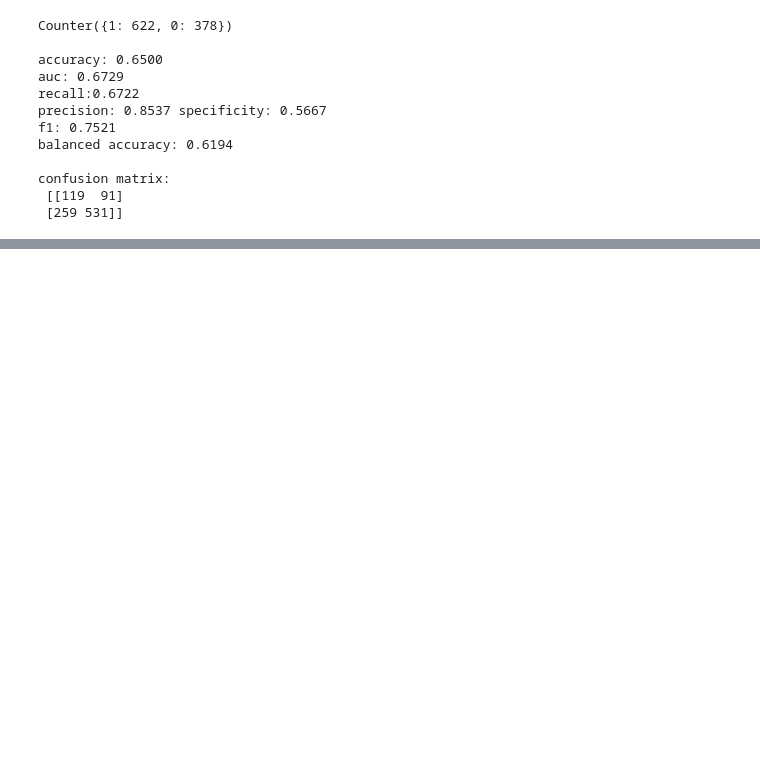
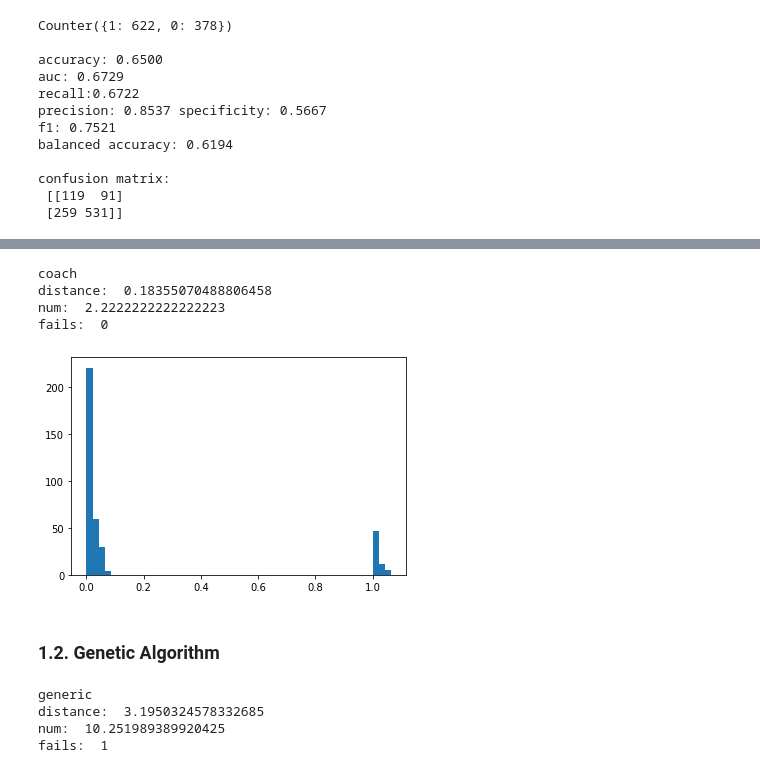
Before and after one commit to poloclub/gam-coach, a Jupyter notebook: examples/gam_coach_evaluation.ipynb, the cells around one changed output, grey strips where cells are left out. Saved outputs shown, nothing was run; the diff lists cells and outputs as text; code cells hidden in the pictures; blank space fills up the shorter version.

```diff
--- a/examples/gam_coach_evaluation.ipynb
+++ b/examples/gam_coach_evaluation.ipynb
@@ -164,3 +176,5 @@ print(cur_example)
 # %%
+features_to_vary = feature_names
+
 # Generate counterfactual (CF) explanations
-my_coach = coach.GAMCoach(ebm, x_train)
+my_coach = coach.GAMCoach(ebm, x_train, adjust_cat_distance=False)
@@ -212,0 +181,54 @@ Trigger interaction term: <total_acc x fico_score>
+# %%
+cfs = []
+for i in tqdm(range(x_reject.shape[0])):
+# for i in tqdm(range(50)):
+    try:
+        cf = my_coach.generate_cfs(
+            x_reject[i, :],
+            total_cfs=1,
+            verbose=0,
+            categorical_weight=1
+            # Some continuous features need to have integer values in practice
+            # continuous_integer_features=["open_acc", "total_acc", "mort_acc", "fico_score"],
+        )
+
+        cfs.append([x_reject[i, :], cf.to_df().iloc[0, :]])
+    except:
+        cfs.append(None)
+# %%
+distances, feature_nums, failed_indexes = [], [], []
+
+for i in range(len(cfs)):
+    if cfs[i] is None:
+        failed_indexes.append(i)
+        continue
+
+    x1 = cfs[i][0]
+    x2 = cfs[i][1]
+
+    cur_distance, changed_feature = evaluate_cf(x1, x2, feature_names, my_coach.cont_mads)
+
+    distances.append(cur_distance)
+    feature_nums.append(changed_feature)
+# %%
+print(
+    "coach",
+    "\ndistance: ",
+    np.mean(distances),
+    "\nnum: ",
+    np.mean(feature_nums),
+    "\nfails: ",
+    len(failed_indexes),
+)
+# %% [output]
+coach
+distance:  0.18355070488806458
+num:  2.2222222222222223
+fails:  0
+# %%
+plt.hist(distances, bins=50)
+plt.show()
+# %% [output]
+[figure, added]
+# %% [markdown]
+### 1.2. Genetic Algorithm
@@ -212,0 +282,15 @@ Trigger interaction term: <total_acc x fico_score>
+# %%
+print(
+    "generic",
+    "\ndistance: ",
+    np.mean(g_distances),
+    "\nnum: ",
+    np.mean(g_feature_nums),
+    "\nfails: ",
+    len(g_failed_indexes),
+)
+# %% [output]
+generic
+distance:  3.1950324578332685
+num:  10.251989389920425
+fails:  1
```
Also changed, not shown: parts of 20 cells of this notebook, 15 other files.
